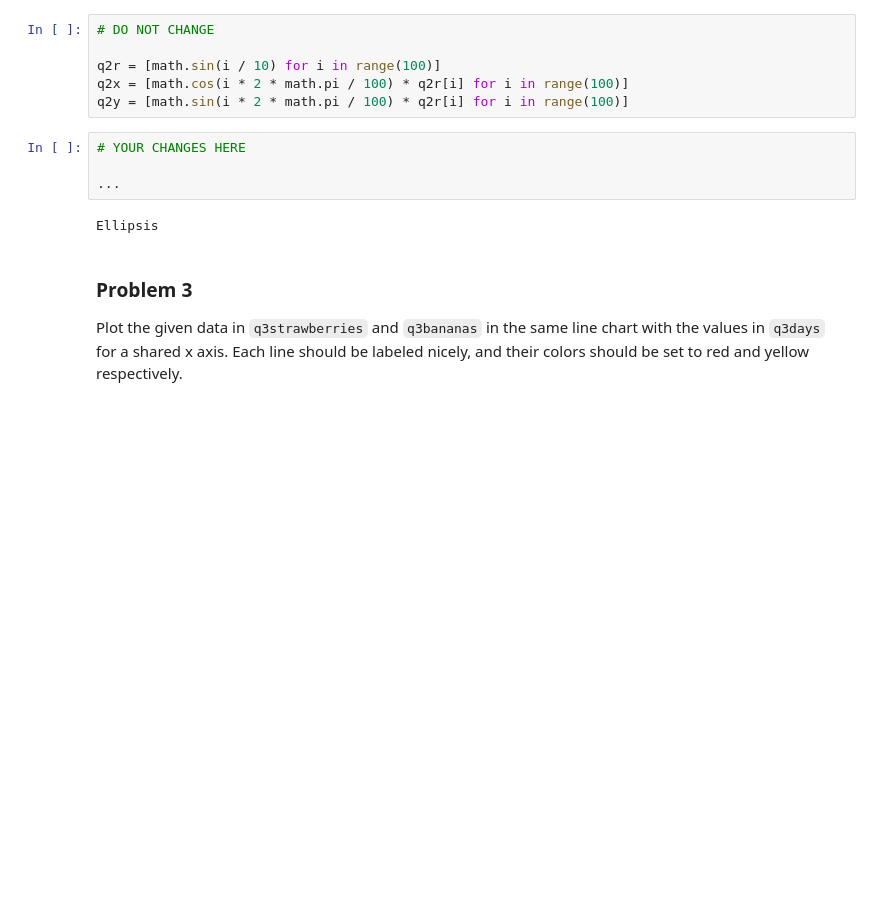
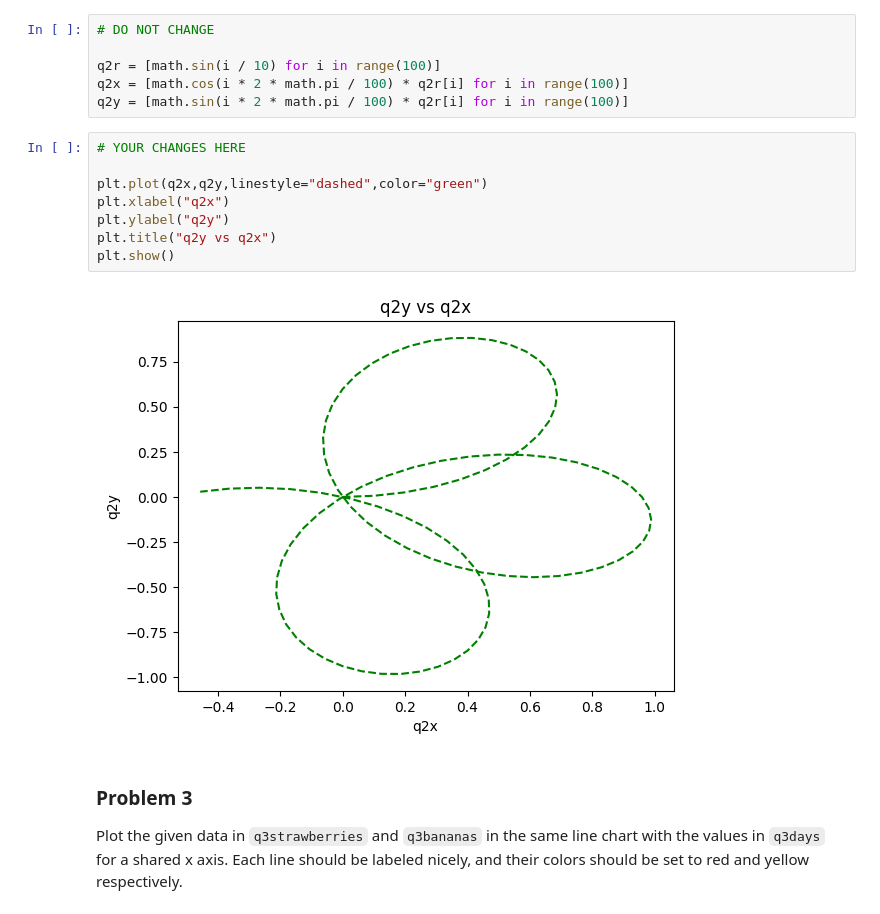
Before and after one commit to garikapativineet/dx602-homework-05, a Jupyter notebook: homework.ipynb, the cells around one changed output. Saved outputs shown, nothing was run; the diff lists cells and outputs as text; blank space fills up the shorter version.

```diff
--- a/homework.ipynb
+++ b/homework.ipynb
@@ -89,12 +89,16 @@ Use `plt.plot` to plot the data in `q2x` and `q2y`, using them as the x and y co
 q2r = [math.sin(i / 10) for i in range(100)]
 q2x = [math.cos(i * 2 * math.pi / 100) * q2r[i] for i in range(100)]
 q2y = [math.sin(i * 2 * math.pi / 100) * q2r[i] for i in range(100)]
-# %%
-# YOUR CHANGES HERE
-
-...
-# %% [output]
-Ellipsis
+# %%
+# YOUR CHANGES HERE
+
+plt.plot(q2x,q2y,linestyle="dashed",color="green")
+plt.xlabel("q2x")
+plt.ylabel("q2y")
+plt.title("q2y vs q2x")
+plt.show()
+# %% [output]
+[figure, added]
 # %% [markdown]
 ### Problem 3
 
```
Also changed, not shown: parts of 18 cells of this notebook, 1 other file.
